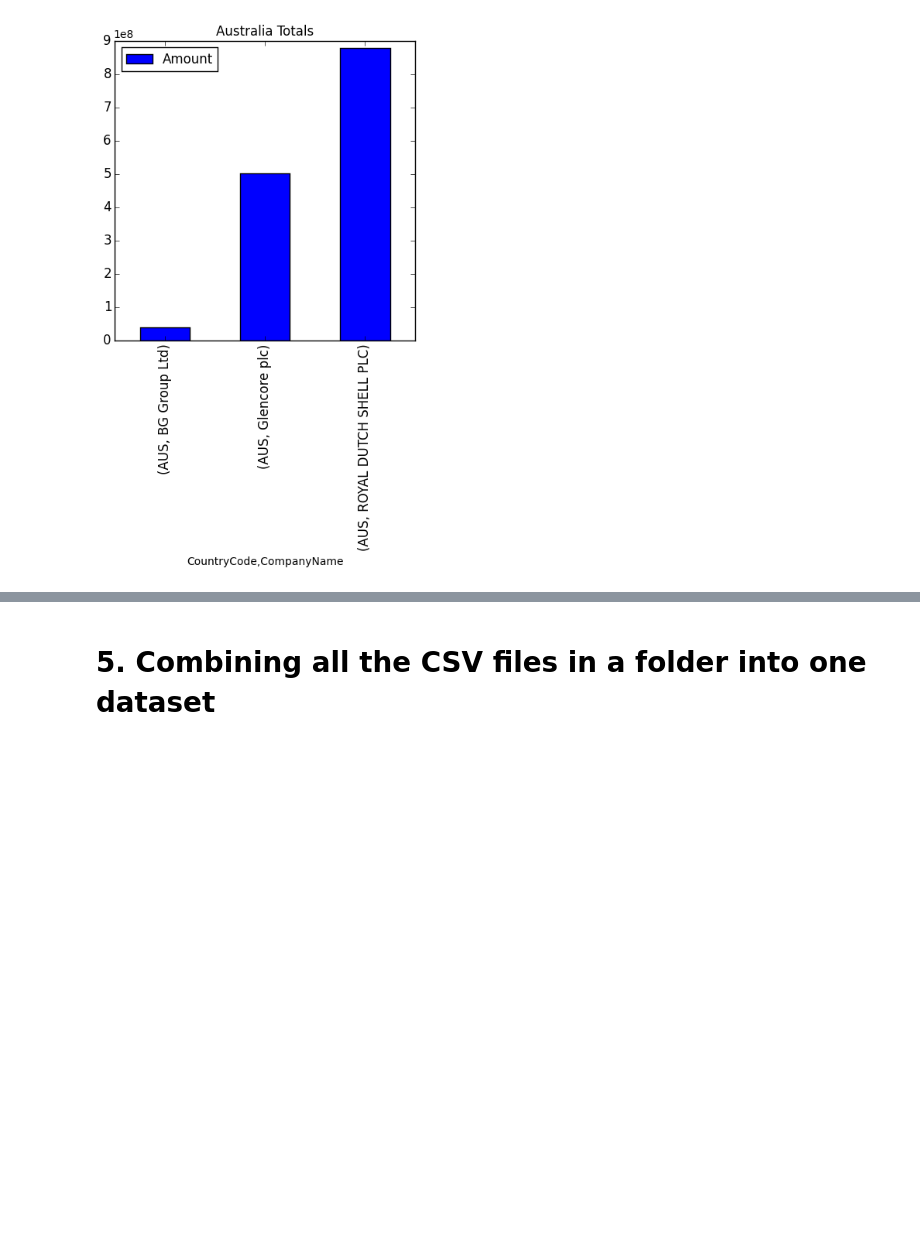
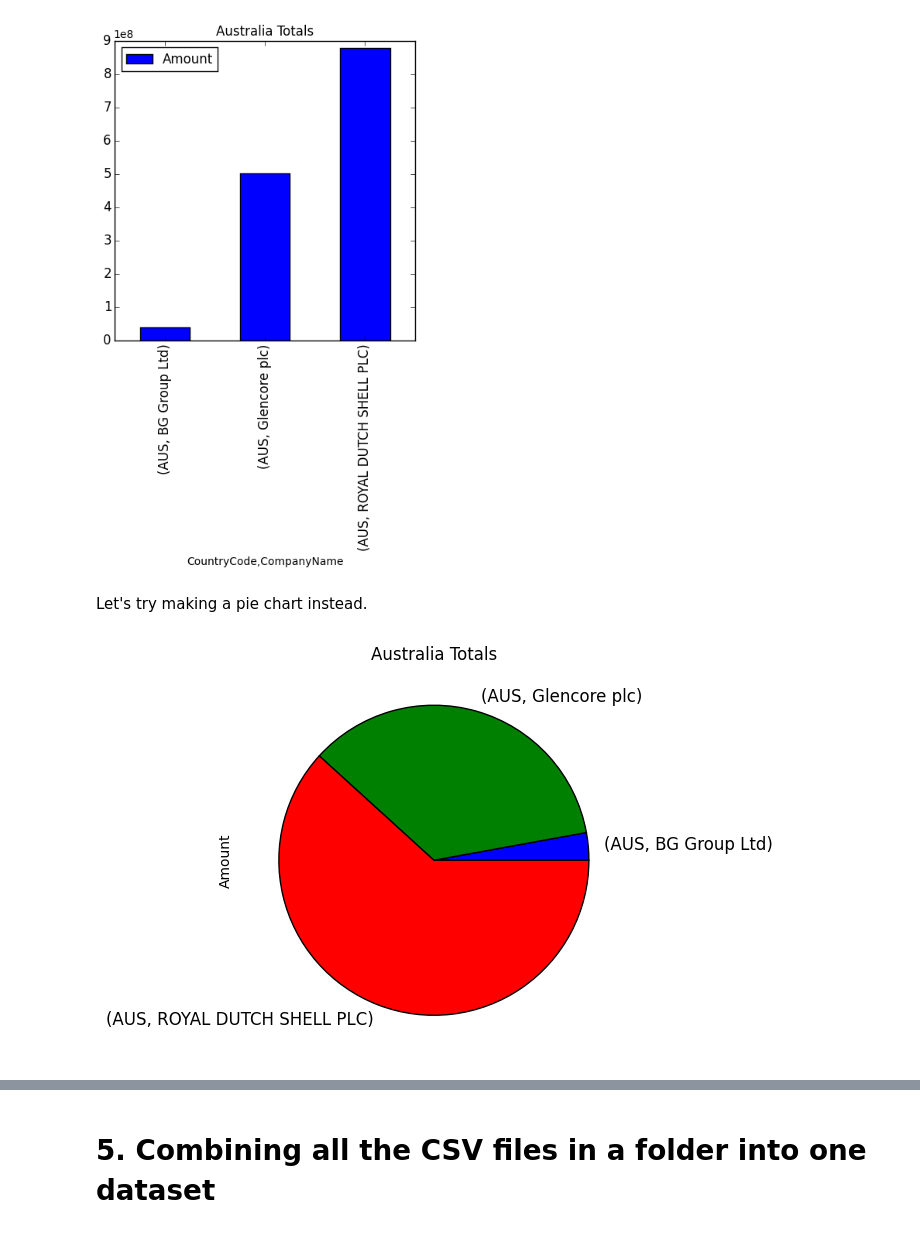
Before and after one commit to yanoak/data-extractors-tutorials, a Jupyter notebook: python-for-extractives/01_Intro_to_Python/Intro_to_Python.ipynb, the cells around one changed output, grey strips where cells are left out. Saved outputs shown, nothing was run; the diff lists cells and outputs as text; code cells hidden in the pictures; blank space fills up the shorter version.

```diff
--- a/python-for-extractives/01_Intro_to_Python/Intro_to_Python.ipynb
+++ b/python-for-extractives/01_Intro_to_Python/Intro_to_Python.ipynb
@@ -467,2 +541,8 @@ ax = AUS_totals.plot(kind='bar', title ="Australia Totals",figsize=(5,5),legend=
 # %% [output]
 [figure]
+# %% [markdown]
+Let's try making a pie chart instead.
+# %%
+ax = AUS_totals.plot(kind='pie', title ='Australia Totals',figsize=(5,5),legend=False, fontsize=12)
+# %% [output]
+[figure, added]
```
Also changed, not shown: parts of 34 cells of this notebook, 2 other files.
